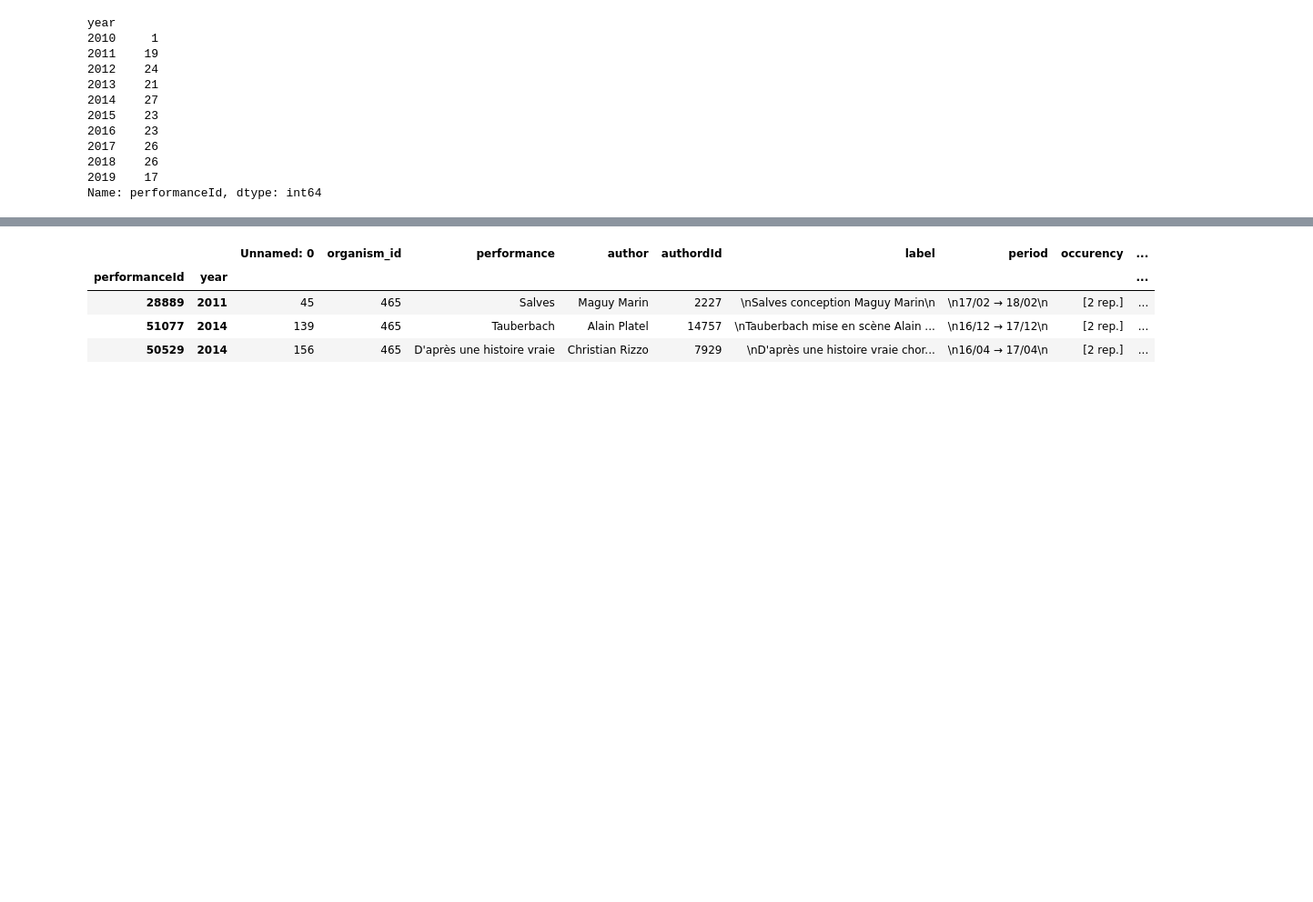
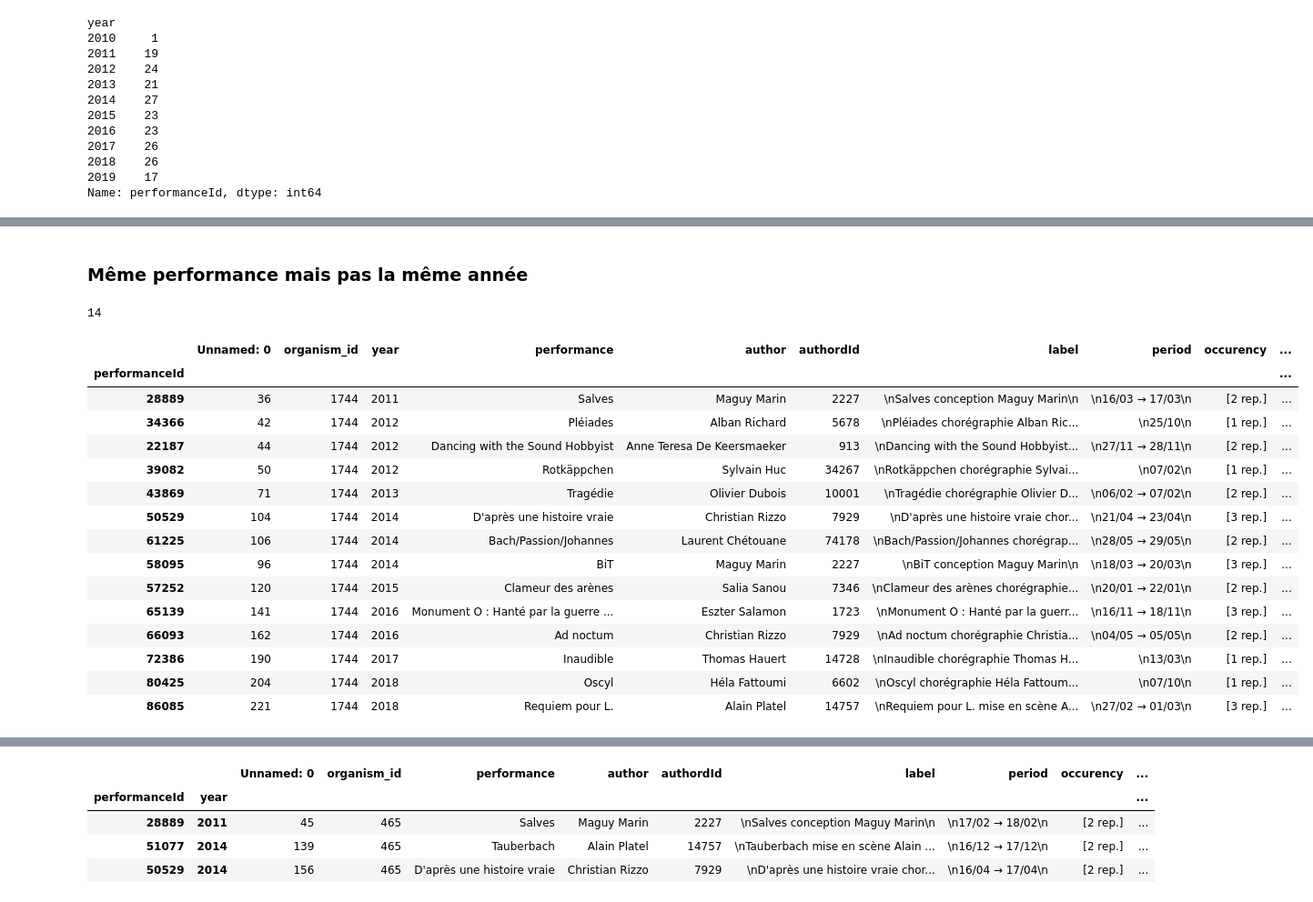
Before and after one commit to eliselavy/scrapper-notebook, a Jupyter notebook: notebooks/archives_spectacle/question_archives.ipynb, the cells around one changed output, grey strips where cells are left out. Shown: that part at 91% size. Saved outputs shown, nothing was run; the diff lists cells and outputs as text; code cells hidden in the pictures; blank space fills up the shorter version.

```diff
--- a/notebooks/archives_spectacle/question_archives.ipynb
+++ b/notebooks/archives_spectacle/question_archives.ipynb
@@ -1344,0 +1413,63 @@ df_pole_sud.sort_values(by=['year'])
+# %% [markdown]
+### Même performance mais pas la même année
+# %%
+# 1744 Pôle sud
+# 439 Arsenal
+# voir si regroupement avec les spectaclesId
+
+import pandas as pd
+import os
+
+csv_file_path_pole_sud = os.getcwd() + "/data/all_10_years_organism_1744.csv"
+csv_file_path_arsenal = os.getcwd() + "/data/all_10_years_organism_439_clean.csv"
+
+
+df_pole_sud = pd.read_csv(csv_file_path_pole_sud)
+# drop=True Delete columns to be used as the new index.
+# inplace=True Modify the DataFrame in place (do not create a new object).
+# verify_integrity Check the new index for duplicates. Otherwise defer the check until necessary. Setting to False will improve the performance of this method.
+
+df_pole_sud= df_pole_sud[df_pole_sud['performanceId'] != 0]
+#df_pole_sud.set_index('performanceId', drop=True, inplace=True)
+
+#['year', 'month']
+
+df_pole_sud.set_index('performanceId', drop=True, inplace=True)
+#df_pole_sud.set_index(['performanceId', 'year'], drop=True, inplace=True)
+
+df_arsenal = pd.read_csv(csv_file_path_arsenal)
+df_arsenal= df_arsenal[df_arsenal['performanceId'] != 0]
+
+df_arsenal.set_index('performanceId', drop=True, inplace=True)
+#df_arsenal.set_index(['performanceId', 'year'], drop=True, inplace=True)
+
+#Option 1 concatenate the two dataframes and group by columns.
+#result = pd.concat([df_arsenal, df_pole_sud], 1).dropna().mean(axis=1, level=0)
+
+
+#Option 2 An alternative would be to find the intersecting indices with index.intersection and index with loc -
+i = df_arsenal.index.intersection(df_pole_sud.index)
+len(i)
+# %% [output]
+14
+# %%
+df_pole_sud = df_pole_sud.loc[i]
+df_pole_sud_arsenal=df_pole_sud.sort_values(by=['year'])
+df_pole_sud_arsenal
+# %% [output]
+|  | Unnamed: 0 | organism_id | year | performance | author | authordId | label | period | occurency | ... |
+| performanceId |  |  |  |  |  |  |  |  |  | ... |
+| 28889 | 36 | 1744 | 2011 | Salves | Maguy Marin | 2227 | \nSalves conception Maguy Marin\n | \n16/03 → 17/03\n | [2 rep.] | ... |
+| 34366 | 42 | 1744 | 2012 | Pléiades | Alban Richard | 5678 | \nPléiades chorégraphie Alban Ric... | \n25/10\n | [1 rep.] | ... |
+| 22187 | 44 | 1744 | 2012 | Dancing with the Sound Hobbyist | Anne Teresa De Keersmaeker | 913 | \nDancing with the Sound Hobbyist... | \n27/11 → 28/11\n | [2 rep.] | ... |
+| 39082 | 50 | 1744 | 2012 | Rotkäppchen | Sylvain Huc | 34267 | \nRotkäppchen chorégraphie Sylvai... | \n07/02\n | [1 rep.] | ... |
+| 43869 | 71 | 1744 | 2013 | Tragédie | Olivier Dubois | 10001 | \nTragédie chorégraphie Olivier D... | \n06/02 → 07/02\n | [2 rep.] | ... |
+| 50529 | 104 | 1744 | 2014 | D'après une histoire vraie | Christian Rizzo | 7929 | \nD'après une histoire vraie chor... | \n21/04 → 23/04\n | [3 rep.] | ... |
+| 61225 | 106 | 1744 | 2014 | Bach/Passion/Johannes | Laurent Chétouane | 74178 | \nBach/Passion/Johannes chorégrap... | \n28/05 → 29/05\n | [2 rep.] | ... |
+| 58095 | 96 | 1744 | 2014 | BiT | Maguy Marin | 2227 | \nBiT conception Maguy Marin\n | \n18/03 → 20/03\n | [3 rep.] | ... |
+| 57252 | 120 | 1744 | 2015 | Clameur des arènes | Salia Sanou | 7346 | \nClameur des arènes chorégraphie... | \n20/01 → 22/01\n | [2 rep.] | ... |
+| 65139 | 141 | 1744 | 2016 | Monument O : Hanté par la guerre ... | Eszter Salamon | 1723 | \nMonument O : Hanté par la guerr... | \n16/11 → 18/11\n | [3 rep.] | ... |
+| 66093 | 162 | 1744 | 2016 | Ad noctum | Christian Rizzo | 7929 | \nAd noctum chorégraphie Christia... | \n04/05 → 05/05\n | [2 rep.] | ... |
+| 72386 | 190 | 1744 | 2017 | Inaudible | Thomas Hauert | 14728 | \nInaudible chorégraphie Thomas H... | \n13/03\n | [1 rep.] | ... |
+| 80425 | 204 | 1744 | 2018 | Oscyl | Héla Fattoumi | 6602 | \nOscyl chorégraphie Héla Fattoum... | \n07/10\n | [1 rep.] | ... |
+| 86085 | 221 | 1744 | 2018 | Requiem pour L. | Alain Platel | 14757 | \nRequiem pour L. mise en scène A... | \n27/02 → 01/03\n | [3 rep.] | ... |
```
Also changed, not shown: parts of 86 cells of this notebook, 3 other files.
